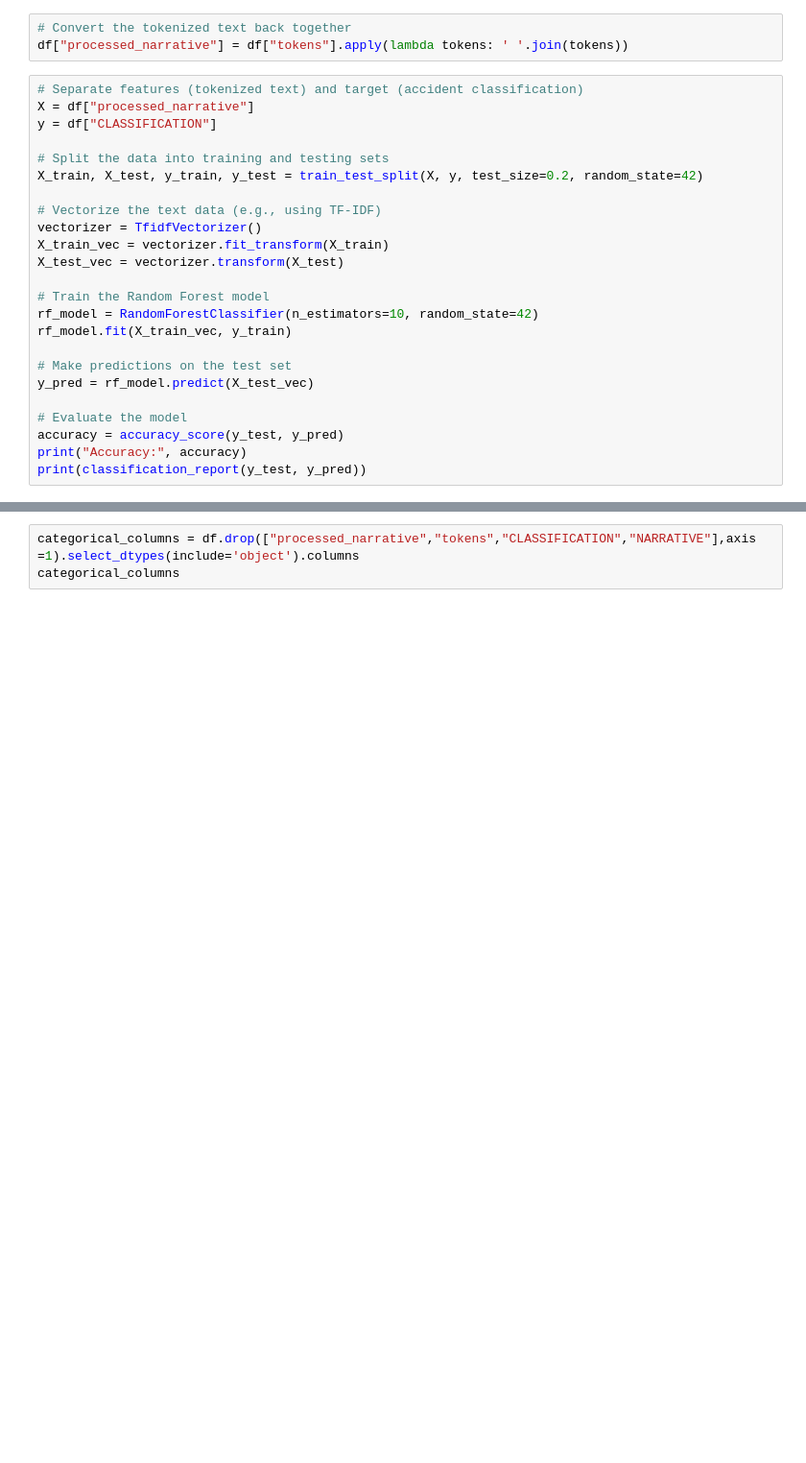
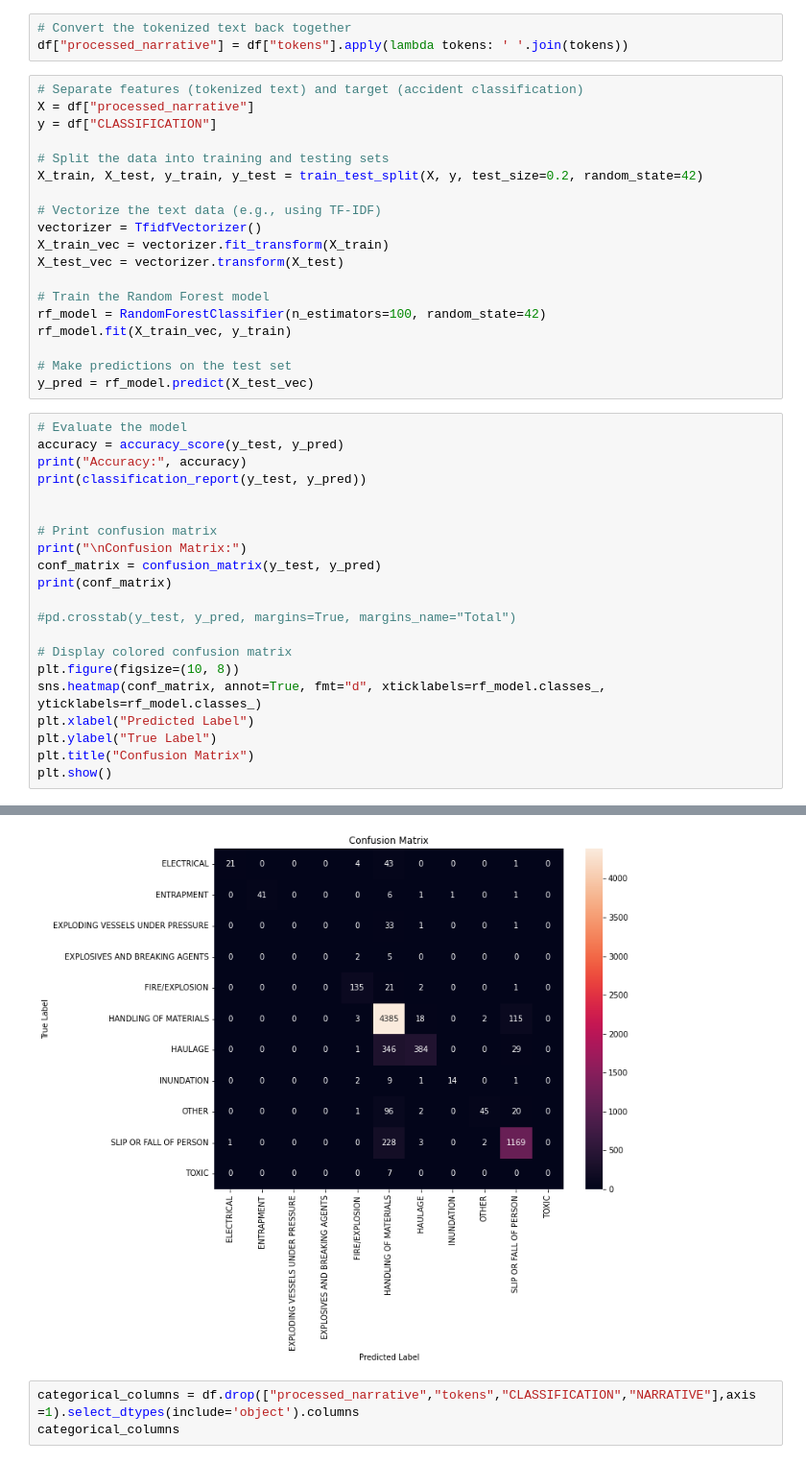
Before and after one commit to SrijanWMXJ/Trilytic, a Jupyter notebook: random_forest.ipynb, the cells around one changed output, grey strips where cells are left out. Shown: that part at 96% size. Saved outputs shown, nothing was run; the diff lists cells and outputs as text; blank space fills up the shorter version.

Commit message:
some rf models

```diff
--- a/random_forest.ipynb
+++ b/random_forest.ipynb
@@ -42,28 +50,44 @@ df["tokens"] = df["NARRATIVE"].apply(lambda text: [token.text for token in nlp(t
 # %%
 # Convert the tokenized text back together
 df["processed_narrative"] = df["tokens"].apply(lambda tokens: ' '.join(tokens))
+# %%
+# Separate features (tokenized text) and target (accident classification)
+X = df["processed_narrative"]
+y = df["CLASSIFICATION"]
+
+# Split the data into training and testing sets
+X_train, X_test, y_train, y_test = train_test_split(X, y, test_size=0.2, random_state=42)
+
+# Vectorize the text data (e.g., using TF-IDF)
+vectorizer = TfidfVectorizer()
+X_train_vec = vectorizer.fit_transform(X_train)
+X_test_vec = vectorizer.transform(X_test)
+
+# Train the Random Forest model
+rf_model = RandomForestClassifier(n_estimators=100, random_state=42)
+rf_model.fit(X_train_vec, y_train)
+
+# Make predictions on the test set
+y_pred = rf_model.predict(X_test_vec)
 # %%
-# Separate features (tokenized text) and target (accident classification)
-X = df["processed_narrative"]
-y = df["CLASSIFICATION"]
-
-# Split the data into training and testing sets
-X_train, X_test, y_train, y_test = train_test_split(X, y, test_size=0.2, random_state=42)
-
-# Vectorize the text data (e.g., using TF-IDF)
-vectorizer = TfidfVectorizer()
-X_train_vec = vectorizer.fit_transform(X_train)
-X_test_vec = vectorizer.transform(X_test)
-
-# Train the Random Forest model
-rf_model = RandomForestClassifier(n_estimators=10, random_state=42)
-rf_model.fit(X_train_vec, y_train)
-
-# Make predictions on the test set
-y_pred = rf_model.predict(X_test_vec)
-
 # Evaluate the model
 accuracy = accuracy_score(y_test, y_pred)
 print("Accuracy:", accuracy)
 print(classification_report(y_test, y_pred))
+
+
+# Print confusion matrix
+print("\nConfusion Matrix:")
+conf_matrix = confusion_matrix(y_test, y_pred)
+print(conf_matrix)
+
+#pd.crosstab(y_test, y_pred, margins=True, margins_name="Total")
+
+# Display colored confusion matrix
+plt.figure(figsize=(10, 8))
+sns.heatmap(conf_matrix, annot=True, fmt="d", xticklabels=rf_model.classes_, yticklabels=rf_model.classes_)
+plt.xlabel("Predicted Label")
+plt.ylabel("True Label")
+plt.title("Confusion Matrix")
+plt.show()
 # %% [output]
@@ -88,3 +111,4 @@ EXPLODING VESSELS UNDER PRESSURE       0.00      0.00      0.00        35
+[figure, added]
 # %%
 categorical_columns = df.drop(["processed_narrative","tokens","CLASSIFICATION","NARRATIVE"],axis =1).select_dtypes(include='object').columns
 categorical_columns
```
Also changed, not shown: parts of 9 cells of this notebook, 1 other file.
